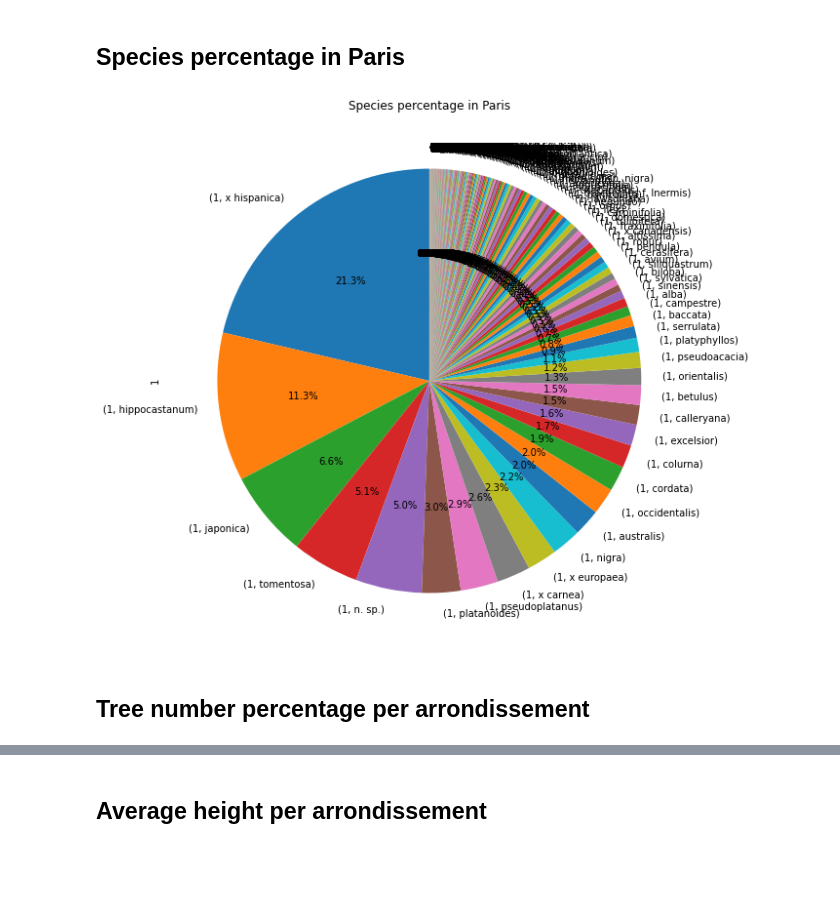
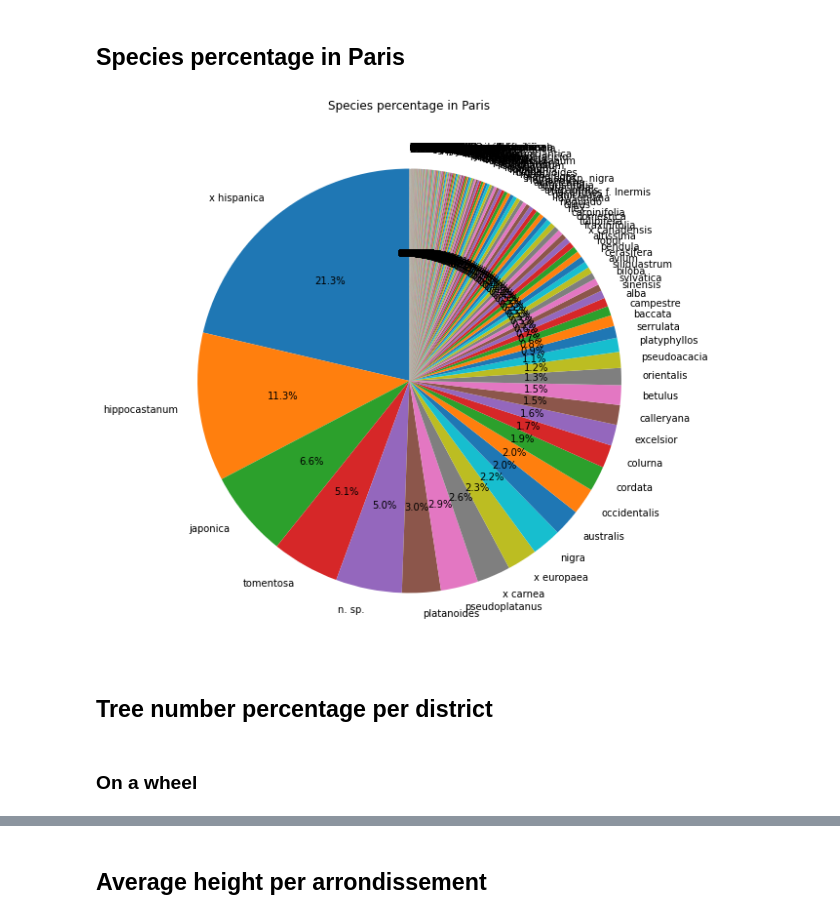
Before and after one commit to lynda-trad/Paris-Trees, a Jupyter notebook: Trees-of-Paris.ipynb, the cells around one changed output, grey strips where cells are left out. Saved outputs shown, nothing was run; the diff lists cells and outputs as text; code cells hidden in the pictures; blank space fills up the shorter version.

Commit message:
better legend for graphs

```diff
--- a/Trees-of-Paris.ipynb
+++ b/Trees-of-Paris.ipynb
@@ -17,8 +18,6 @@ def cleaningColumns(dataF):
     dataF.drop('numero', axis=1, inplace=True)
     dataF.drop('id_emplacement', axis=1, inplace=True)
     dataF.drop('variete', axis=1, inplace=True)
-    dataF.drop('geo_point_2d_a', axis=1, inplace=True)
-    dataF.drop('geo_point_2d_b', axis=1, inplace=True)
     dataF.drop('stade_developpement', axis=1, inplace=True)
     dataF.drop('remarquable', axis=1, inplace=True)
     return dataF
@@ -108,15 +108,17 @@ data.reset_index(drop=True)
 ## Species percentage in Paris
 # %%
 # Top 10 most present species in Paris
-species_group = data.assign(dummy=1).groupby(['dummy', 'espece']).size().\
-    groupby(level=0).apply(lambda x: 100 * x / x.sum()).sort_values(ascending=False)
+species_group = data.assign(dummy='').groupby(['espece']).size().sort_values(ascending=False)
 species_group.plot(kind='pie', subplots=True, startangle=90, figsize=(15, 10), autopct='%1.1f%%')
 plt.title('Species percentage in Paris')
+plt.ylabel('')
 plt.savefig("./resources/species_percentage.png")
 plt.show()
 # %% [output]
-[figure, old version]
+[figure, new version]
 # %% [markdown]
-## Tree number percentage per arrondissement
+## Tree number percentage per district
+# %% [markdown]
+### On a wheel
 # %%
 # Tree number percentage per 'arrondissement'
```
Also changed, not shown: parts of 11 cells of this notebook, 10 other files.
